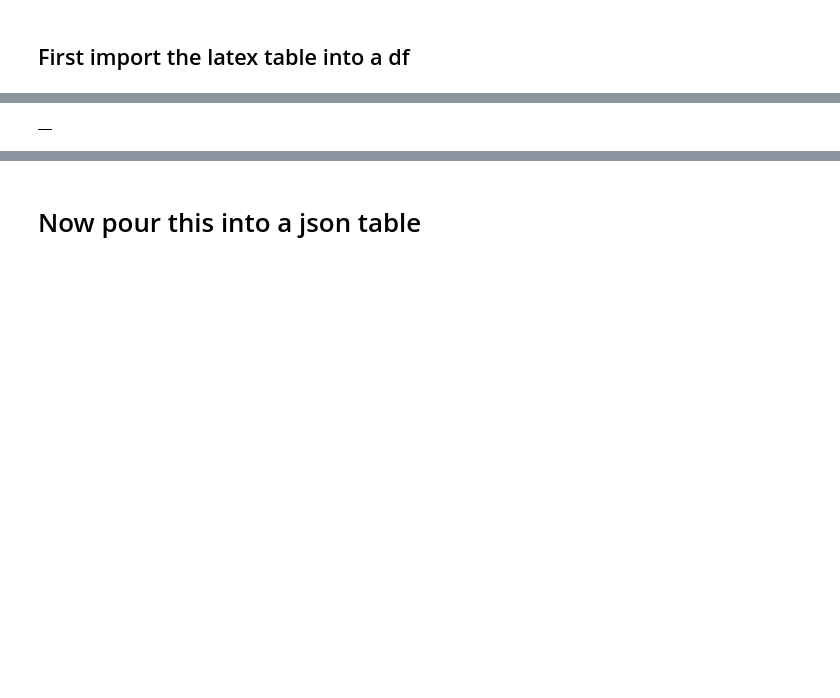
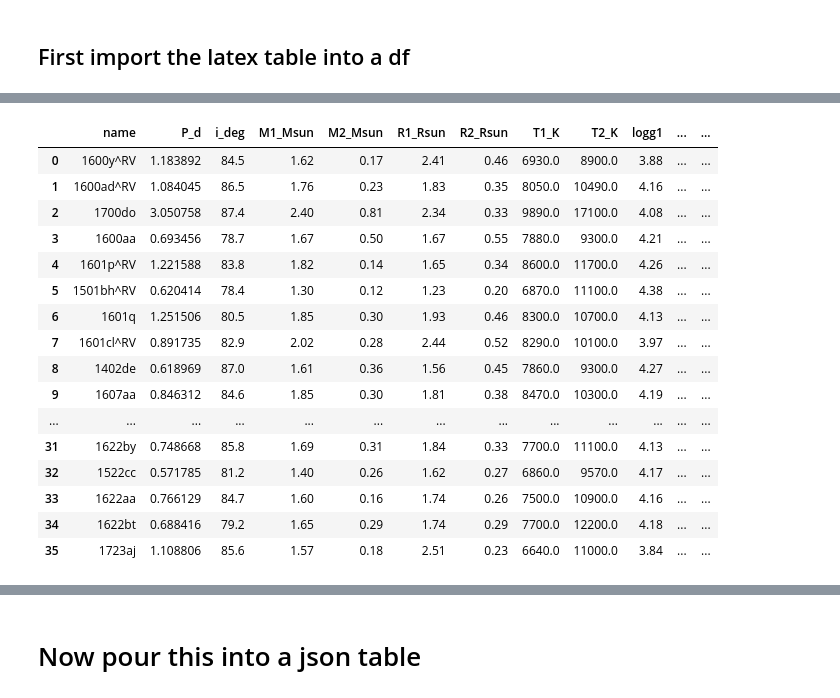
Before and after one commit to binary-observations/post_mt_catalog, a Jupyter notebook: code/data_compilation/compile_ELCVns_vanRoestel18.ipynb, the cells around one changed output, grey strips where cells are left out. Cells and saved outputs as stored; diff of their text form; code cells hidden in the pictures; blank space fills up the shorter version.

```diff
--- a/code/data_compilation/compile_ELCVns_vanRoestel18.ipynb
+++ b/code/data_compilation/compile_ELCVns_vanRoestel18.ipynb
@@ -30,31 +30,67 @@ if str(proj_root) not in sys.path:
 # -------------------------------------------------
 from paths import RESULT_TABLES, RAW_JSON_DIR, DATA_DIR
 # %%
+table_file = Path(DATA_DIR) / 'latex_input_data' / 'vanRoestel18.tex'
+
+with open(table_file, 'r') as f:
+    latex = f.read()
+
+# Keep only table rows (skip headers, hlines, captions)
+raw_lines = latex.splitlines()
+lines = [
+    ln for ln in raw_lines
+    if '&' in ln
+    and r'\hline' not in ln
+    and 'Name &' not in ln
+    and 'tabular' not in ln
+    and 'caption' not in ln
+    and 'contcaption' not in ln
+    and 'noalign' not in ln
+]
+
+def parse_number(chunk: str) -> float:
+    """Extract the first numeric token from a LaTeX cell."""
+    match = re.search(r'[-+]?\d+(?:\.\d+)?', chunk)
+    if not match:
+        raise ValueError(f"No numeric token found in: {chunk!r}")
+    return float(match.group(0))
 
 
-latex = dedent(r"""
-<put the LaTeX table text here, from \begin{tabular} through the end>
-""")
-
-# Extract only data lines (skip \hline, captions, etc.)
-lines = [
-    ln for ln in latex.splitlines()
-    if '&' in ln and r'\hline' not in ln and r'\contcaption' not in ln
-]
-
-def parse_line(line):
-    parts = [p.strip().strip('$ ') for p in line.split('&')]
-    name_raw = parts[0].replace(r'^\mathrm{RV}', '^RV')
+def clean_name(name_field: str) -> str:
+    name_raw = name_field.replace(r'^\mathrm{RV}', '^RV')
     name = re.sub(r'\\\^\{\s*\\mathrm\{RV\}\s*\}', '^RV', name_raw)
     name = re.sub(r'[{}\\$]', '', name).strip()
-    nums = [float(re.sub(r'[^\d\.\-eE]', '', p)) for p in parts[1:]]
-    return name, nums
+    return name
+
 
 records = []
-for val_line, err_line in zip(lines[0::2], lines[1::2]):  # pair value/err rows
-    name, vals = parse_line(val_line)
-    _, errs = parse_line(err_line)
-    records.append((name, vals, errs))
+current = None
+for idx, ln in enumerate(lines):
+    parts = [p.strip() for p in ln.split('&')]
+    if len(parts) < 11:
+        print(f"Skipping line {idx} (expected 11 cols, got {len(parts)}): {ln}")
+        continue
+
+    name_field = parts[0]
+    if name_field:  # value row
+        try:
+            name = clean_name(name_field)
+            vals = [parse_number(p) for p in parts[1:11]]
+            current = (name, vals)
+        except ValueError as exc:
+            print(f"Skipping value row {idx}: {exc}")
+            current = None
+    else:  # uncertainty row
+        if current is None:
+            print(f"Uncertainty row without preceding value row at line {idx}")
+            continue
+        try:
+            errs = [parse_number(p) for p in parts[1:11]]
+            name, vals = current
+            records.append((name, vals, errs))
+        except ValueError as exc:
+            print(f"Skipping uncertainty row {idx}: {exc}")
+        current = None
 
 cols = [
     "P_d", "i_deg", "M1_Msun", "M2_Msun",
@@ -67,5 +103,6 @@ df = pd.DataFrame([
     for name, vals, errs in records
 ])
 
-df.head()
+print(f"Parsed {len(df)} systems")
+df
 # %% [output]
@@ -72 +110,17 @@ df.head()
-|  |
+|  | name | P_d | i_deg | M1_Msun | M2_Msun | R1_Rsun | R2_Rsun | T1_K | T2_K | logg1 | ... | ... |
+| 0 | 1600y^RV | 1.183892 | 84.5 | 1.62 | 0.17 | 2.41 | 0.46 | 6930.0 | 8900.0 | 3.88 | ... | ... |
+| 1 | 1600ad^RV | 1.084045 | 86.5 | 1.76 | 0.23 | 1.83 | 0.35 | 8050.0 | 10490.0 | 4.16 | ... | ... |
+| 2 | 1700do | 3.050758 | 87.4 | 2.40 | 0.81 | 2.34 | 0.33 | 9890.0 | 17100.0 | 4.08 | ... | ... |
+| 3 | 1600aa | 0.693456 | 78.7 | 1.67 | 0.50 | 1.67 | 0.55 | 7880.0 | 9300.0 | 4.21 | ... | ... |
+| 4 | 1601p^RV | 1.221588 | 83.8 | 1.82 | 0.14 | 1.65 | 0.34 | 8600.0 | 11700.0 | 4.26 | ... | ... |
+| 5 | 1501bh^RV | 0.620414 | 78.4 | 1.30 | 0.12 | 1.23 | 0.20 | 6870.0 | 11100.0 | 4.38 | ... | ... |
+| 6 | 1601q | 1.251506 | 80.5 | 1.85 | 0.30 | 1.93 | 0.46 | 8300.0 | 10700.0 | 4.13 | ... | ... |
+| 7 | 1601cl^RV | 0.891735 | 82.9 | 2.02 | 0.28 | 2.44 | 0.52 | 8290.0 | 10100.0 | 3.97 | ... | ... |
+| 8 | 1402de | 0.618969 | 87.0 | 1.61 | 0.36 | 1.56 | 0.45 | 7860.0 | 9300.0 | 4.27 | ... | ... |
+| 9 | 1607aa | 0.846312 | 84.6 | 1.85 | 0.30 | 1.81 | 0.38 | 8470.0 | 10300.0 | 4.19 | ... | ... |
+| ... | ... | ... | ... | ... | ... | ... | ... | ... | ... | ... | ... | ... |
+| 31 | 1622by | 0.748668 | 85.8 | 1.69 | 0.31 | 1.84 | 0.33 | 7700.0 | 11100.0 | 4.13 | ... | ... |
+| 32 | 1522cc | 0.571785 | 81.2 | 1.40 | 0.26 | 1.62 | 0.27 | 6860.0 | 9570.0 | 4.17 | ... | ... |
+| 33 | 1622aa | 0.766129 | 84.7 | 1.60 | 0.16 | 1.74 | 0.26 | 7500.0 | 10900.0 | 4.16 | ... | ... |
+| 34 | 1622bt | 0.688416 | 79.2 | 1.65 | 0.29 | 1.74 | 0.29 | 7700.0 | 12200.0 | 4.18 | ... | ... |
+| 35 | 1723aj | 1.108806 | 85.6 | 1.57 | 0.18 | 2.51 | 0.23 | 6640.0 | 11000.0 | 3.84 | ... | ... |
```
Also changed, not shown: parts of 14 cells of this notebook, 17 other files.
